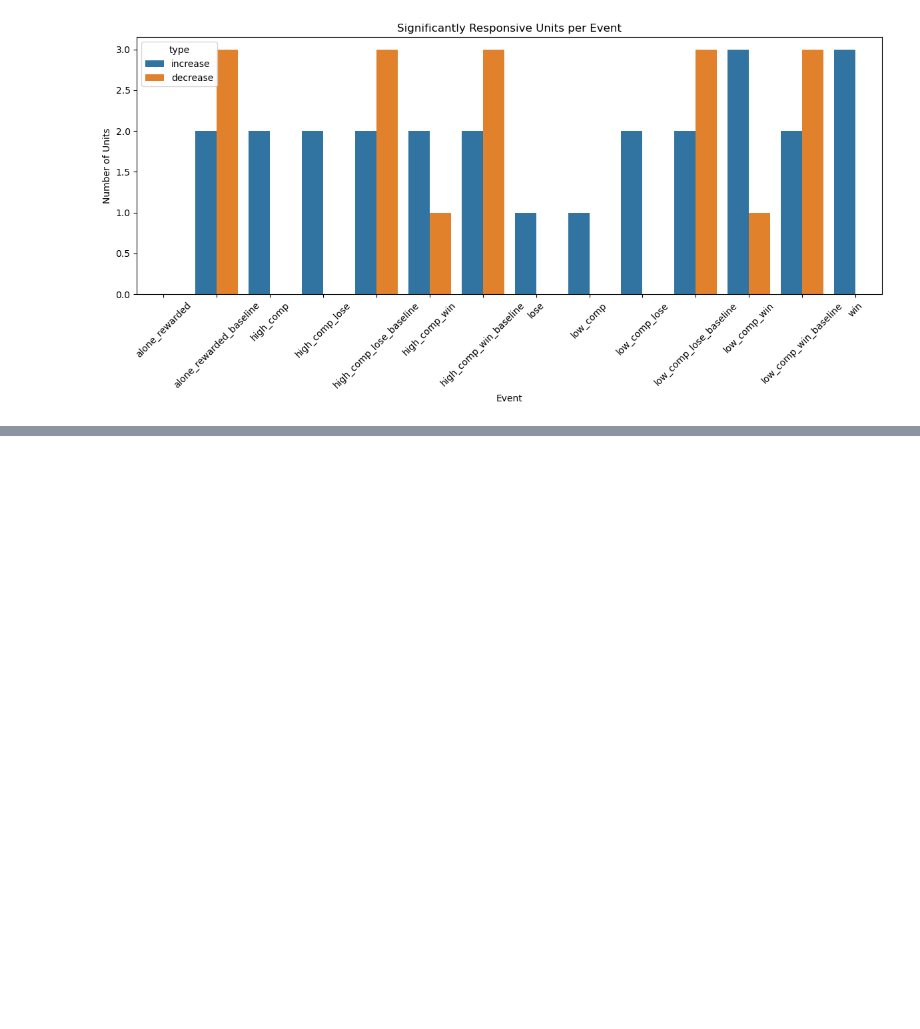
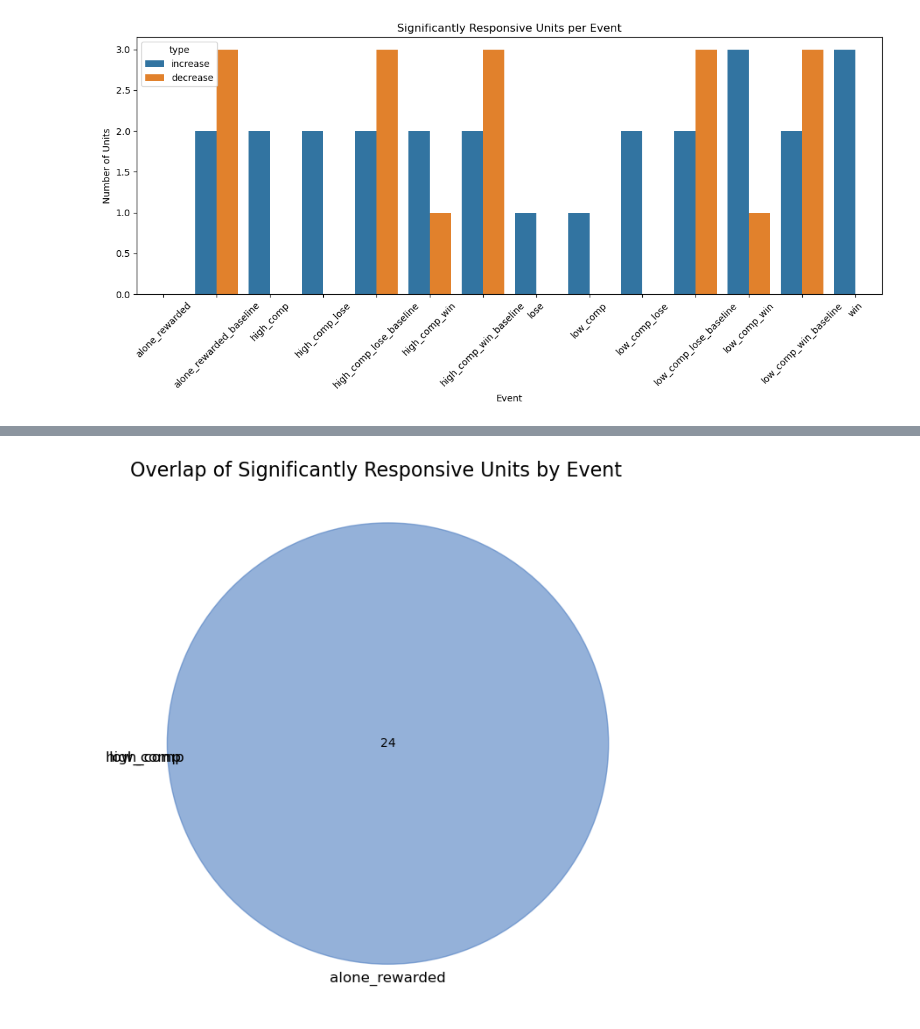
Before and after one commit to padillacoreanolab/diff_fam_social_memory_ephys, a Jupyter notebook: other_peoples_sutff/Thomas/z_score_analysis.ipynb, the cells around one changed output, grey strips where cells are left out. Drawn from its saved outputs; the diff is of its cells as text; code cells hidden in the pictures; blank space fills up the shorter version.

```diff
--- a/other_peoples_sutff/Thomas/z_score_analysis.ipynb
+++ b/other_peoples_sutff/Thomas/z_score_analysis.ipynb
@@ -446,0 +758,49 @@ plt.show()
+# %%
+from matplotlib import pyplot as plt
+from matplotlib_venn import venn3
+
+# Step 1: Define the events you care about
+# event_names = ['alone_rewarded', 'alone_rewarded_baseline', 'high_comp', 'high_comp_lose', 'high_comp_lose_baseline', 'high_comp_win', 'high_comp_win_baseline', 'lose', 'low_comp', 'low_comp_lose', 'low_comp_lose_baseline', 'low_comp_win', 'low_comp_win_baseline', 'win']
+
+
+target_events = ['high_comp', 'low_comp', 'alone_rewarded']
+
+# Step 2: Filter and collect significant units per event
+event_sets = {event: set() for event in target_events}
+
+for idx, row in combined_zscore_df.iterrows():
+    if row['sig'] in ['increase', 'decrease']:  # only keep significant units
+        event = row['Event name']
+        if event in target_events:
+            unique_id = (row['Recording'], row['Unit number'])  # uniquely identify unit across recordings
+            event_sets[event].add(unique_id)
+
+# Step 3: Extract sets in the same order
+a = event_sets['high_comp']
+b = event_sets['low_comp']
+c = event_sets['alone_rewarded']
+
+# Step 4: Plot Venn diagram
+plt.figure(figsize=(8, 8))
+v = venn3([a, b, c], set_labels=['high_comp', 'low_comp', 'alone_rewarded'])
+
+# Optional: Set colors (same as in original script)
+colors = {
+    '100': '#003074',
+    '010': '#551d0b',
+    '001': '#4d7dc1',
+    '110': '#2B2740',
+    '101': '#27579B',
+    '011': '#514D66',
+    '111': '#3C5281'
+}
+for region, color in colors.items():
+    patch = v.get_patch_by_id(region)
+    if patch:
+        patch.set_color(color)
+        patch.set_alpha(0.6)
+
+plt.title('Overlap of Significantly Responsive Units by Event', fontsize=16)
+plt.show()
+# %% [output]
+[figure, added]
```
Also changed, not shown: parts of 23 cells of this notebook, 2 other files.
